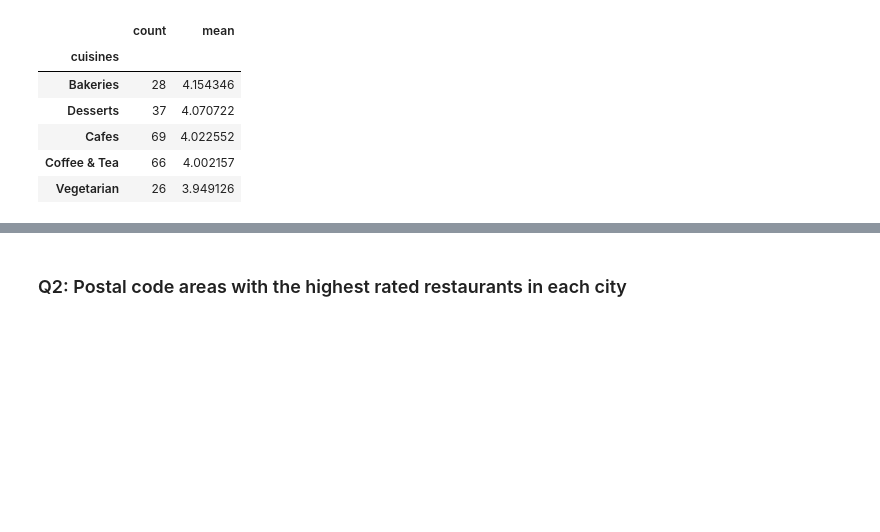
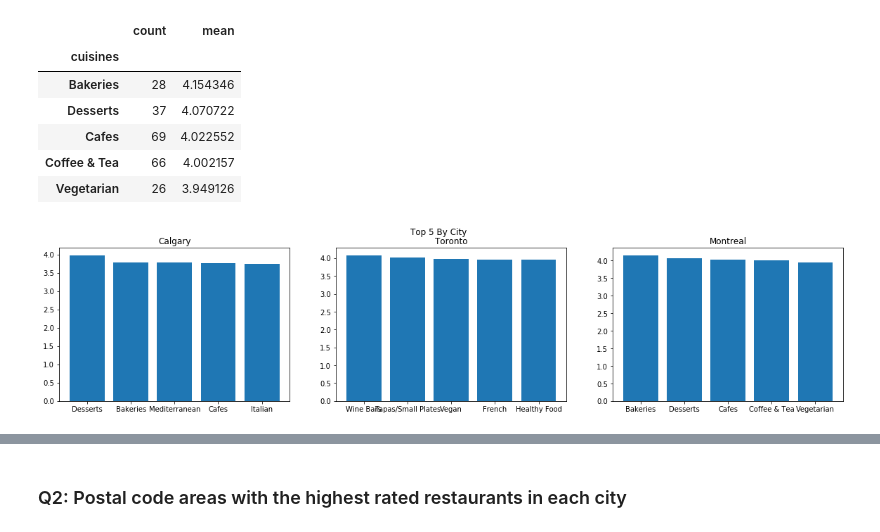
Before and after one commit to avneetgill/ensf544Project, a Jupyter notebook: Phase1.ipynb, the cells around one changed output, grey strips where cells are left out. Drawn from its saved outputs; the diff is of its cells as text; code cells hidden in the pictures; blank space fills up the shorter version.

```diff
--- a/Phase1.ipynb
+++ b/Phase1.ipynb
@@ -773,20 +773,22 @@ mo_df.head()
 | Coffee & Tea | 66 | 4.002157 |
 | Vegetarian | 26 | 3.949126 |
 # %%
-# import matplotlib.pyplot as plt
-# def generate_top_cuisine_chart(df, city_name, num=5):
-#     labels = df.index.values.tolist()[:num]
-#     ratings = df['mean'].tolist()[:num]
-#     plt.title(city_name)
-#     plt.bar(labels, ratings)
+import matplotlib.pyplot as plt
+def generate_top_cuisine_chart(df, city_name, num=5):
+    labels = df.index.values.tolist()[:num]
+    ratings = df['mean'].tolist()[:num]
+    plt.title(city_name)
+    plt.bar(labels, ratings)
 
 
-# plt.figure(figsize=(20,4))
-# plt.suptitle('Top 5 By City')
-# plt.subplot(131)
-# generate_top_cuisine_chart(ca_df, 'Calgary')
-# plt.subplot(132)
-# generate_top_cuisine_chart(to_df, 'Toronto')
-# plt.subplot(133)
-# generate_top_cuisine_chart(mo_df, 'Montreal')
+plt.figure(figsize=(20,4))
+plt.suptitle('Top 5 By City')
+plt.subplot(131)
+generate_top_cuisine_chart(ca_df, 'Calgary')
+plt.subplot(132)
+generate_top_cuisine_chart(to_df, 'Toronto')
+plt.subplot(133)
+generate_top_cuisine_chart(mo_df, 'Montreal')
+# %% [output]
+[figure, added]
 # %%
```
Also changed, not shown: parts of 4 cells of this notebook.
